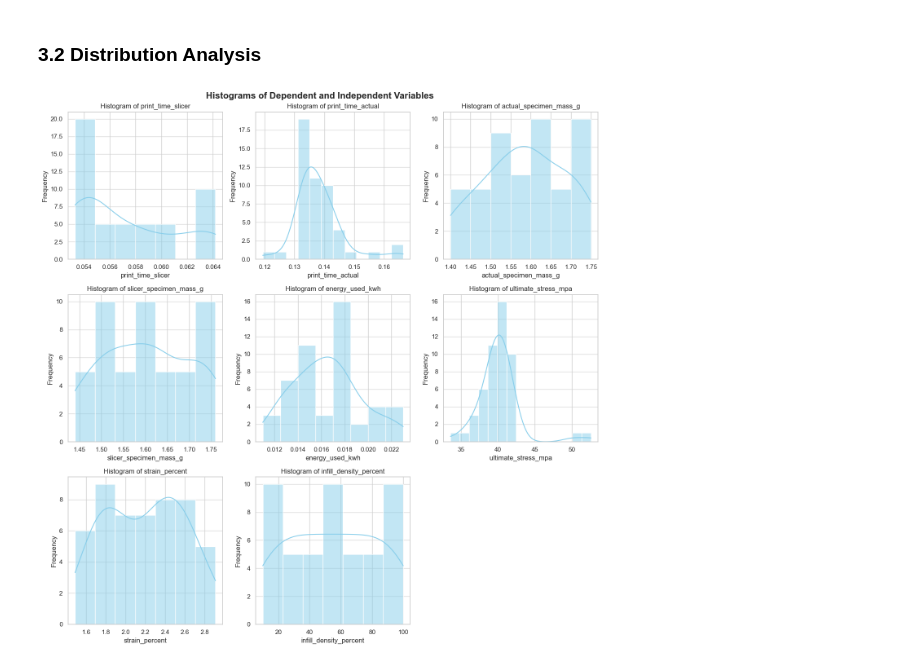
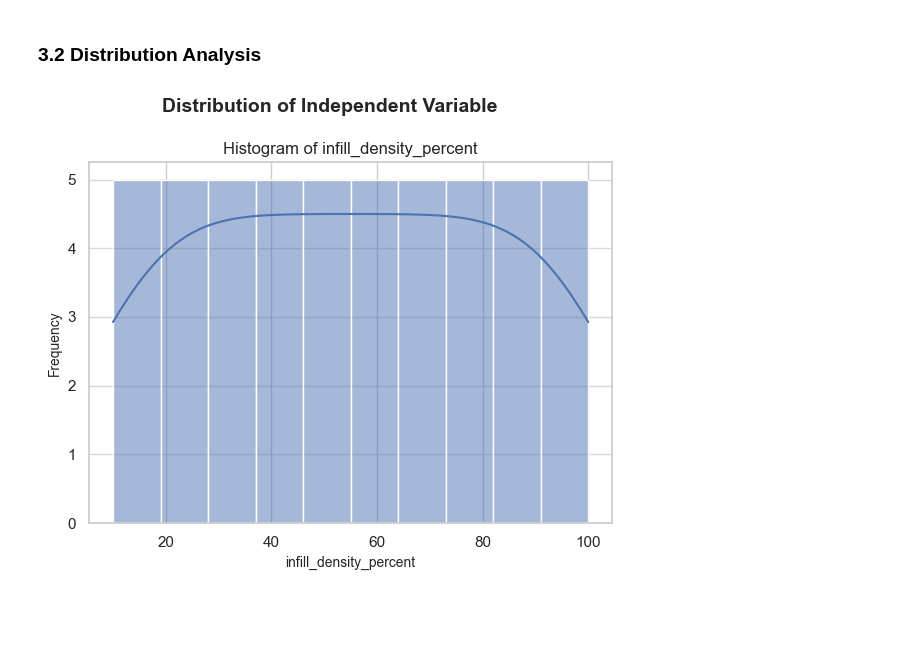
Before and after one commit to t1pen/PROJECT_OID, a Jupyter notebook: Data Analysis.ipynb, the cells around one changed output. Drawn from its saved outputs; the diff is of its cells as text; code cells hidden in the pictures; blank space fills up the shorter version.

```diff
--- a/Data Analysis.ipynb
+++ b/Data Analysis.ipynb
@@ -237,18 +332,21 @@ Number of identical rows: 0
 # %% [markdown]
 ### 2.3 Outlier Detection
 # %%
-# Boxplot of Dependent Variables
-fig, axes = plt.subplots(3, 3, figsize=(15, 15))
+dep_res_vars = ['print_time_actual',
+                'actual_specimen_mass_g',
+                'energy_used_kwh']
+
+# Boxplot of Dependent Resource Parameters
+fig, axes = plt.subplots(2, 3, figsize=(15, 9))
 axes = axes.flatten()
-all_vars = dep_vars + indep_vars
 
-for i, var in enumerate(all_vars):
+for i, var in enumerate(dep_res_vars):
     ax = axes[i]
 
-    plt.subplot(3, 3, i + 1)
+    plt.subplot(2, 3, i + 1)
     sns.boxplot(
         y=df[var],
-        color='skyblue',
+        color='lightgreen',
         ax=ax,
         flierprops=dict(markerfacecolor='red', marker='x', markersize=5, linestyle='none')
         )
@@ -281,9 +379,9 @@ for i, var in enumerate(all_vars):
     )
 
 # Hide unused subplots
-for idx in range(len(all_vars), len(axes)):
+for idx in range(len(dep_res_vars), len(axes)):
     axes[idx].set_visible(False)
-
+plt.suptitle('Boxplots of Dependent Resource Parameters', fontsize=14, fontweight='bold')
 plt.tight_layout()
 plt.show()
 # %% [output]
@@ -307,24 +467,24 @@ df[indep_vars + dep_vars + con_vars].describe()
 # %% [markdown]
 ### 3.2 Distribution Analysis
 # %%
-# Create a histogram of the dataset
-fig, axes = plt.subplots(3, 3, figsize=(14, 14))
-axes = axes.flatten()
+# Create histograms of Independent Variables
+num_vars = len(indep_vars)
+fig, axes = plt.subplots(num_vars, 1, figsize=(6, 5 * num_vars))
 
-for idx, var in enumerate(all_vars):
+# Ensure axes is iterable even if it's a single subplot
+if num_vars == 1:
+    axes = [axes]
+
+for idx, var in enumerate(indep_vars):
     ax = axes[idx]
-    sns.histplot(df[var], kde=True, color='skyblue', ax=ax)
-    ax.set_title(f'Histogram of {var}')
-    ax.set_xlabel(var)
-    ax.set_ylabel('Frequency')
+    sns.histplot(df[var], kde=True, ax=ax, bins=10)
+    ax.set_title(f'Histogram of {var}', fontsize=12)
+    ax.set_xlabel(var, fontsize=10)
+    ax.set_ylabel('Frequency', fontsize=10)
     ax.grid(axis='y', alpha=0.75)
 
-# Hide unused subplots
-for idx in range(len(all_vars), len(axes)):
-    axes[idx].set_visible(False)
-
-fig.suptitle('Histograms of Dependent and Independent Variables', fontsize=16, fontweight='bold')
+plt.suptitle('Distribution of Independent Variable', fontsize=14, fontweight='bold')
 plt.tight_layout()
 plt.show()
 # %% [output]
-[figure, old version]
+[figure, new version]
```
Also changed, not shown: parts of 97 cells of this notebook, 7 other files.
